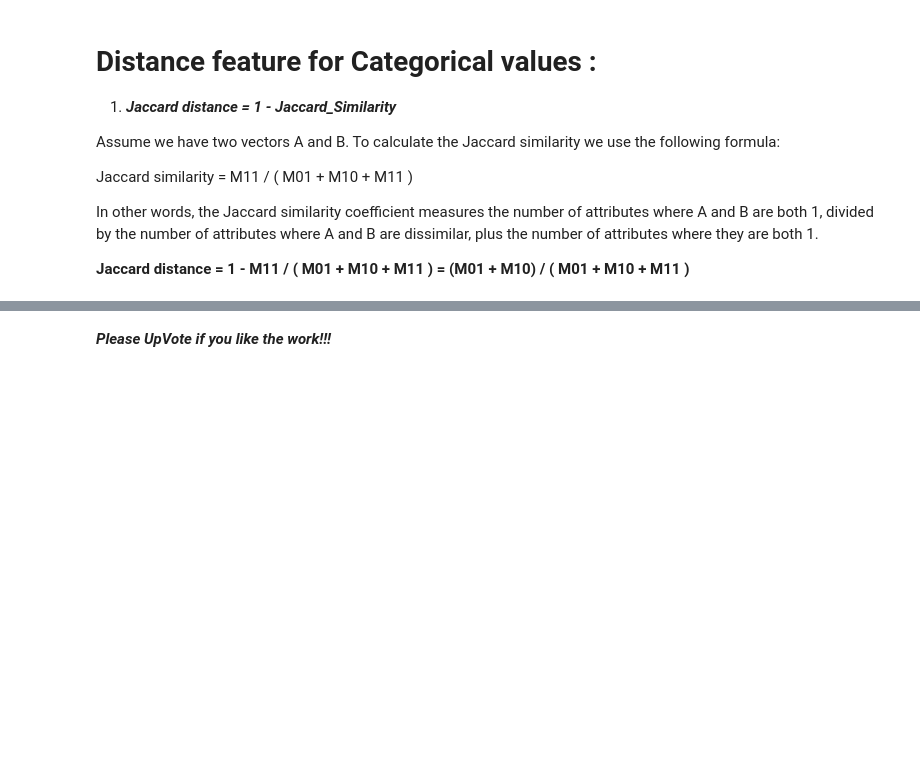
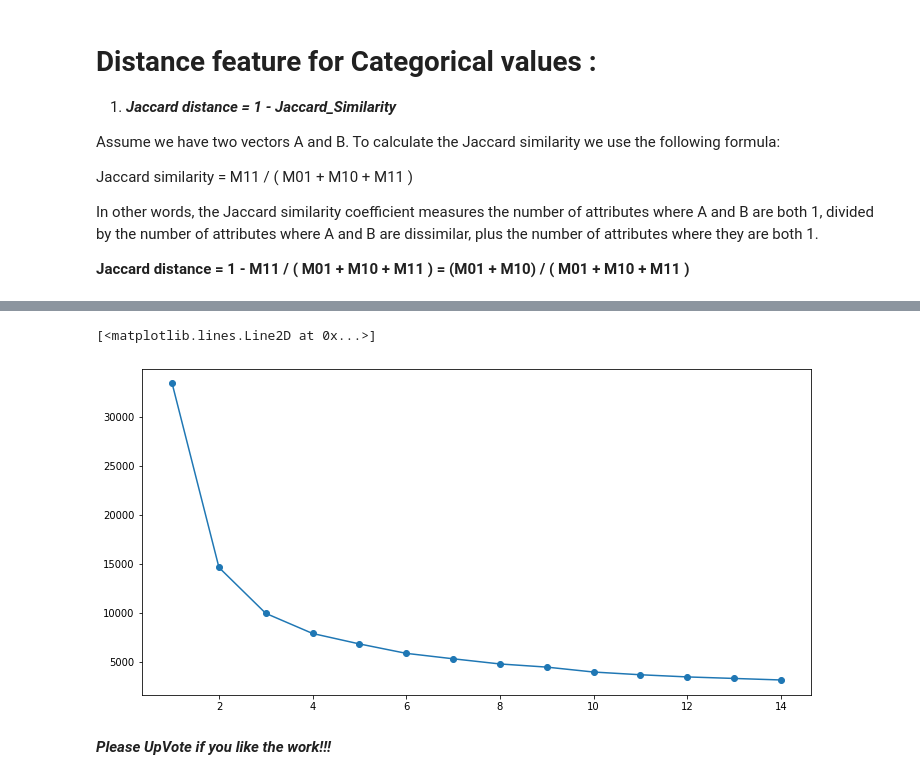
Before and after one commit to pratikasarkar/Unsupervised-Learning, a Jupyter notebook: Unsupervised_Learning_Guide.ipynb, the cells around one changed output, grey strips where cells are left out. Drawn from its saved outputs; the diff is of its cells as text; code cells hidden in the pictures; blank space fills up the shorter version.

```diff
--- a/Unsupervised_Learning_Guide.ipynb
+++ b/Unsupervised_Learning_Guide.ipynb
@@ -59,0 +457,4 @@ Inertia is calculated by taking the sum of squares of distance of each data poin
+# %%
+from scipy.stats import zscore
+df_scaled = df2.apply(zscore)
+df_scaled.head()
@@ -59,0 +476,7 @@ Inertia is calculated by taking the sum of squares of distance of each data poin
+# %%
+cluster_range = range(1,15)
+cluster_errors = []
+for num_clusters in cluster_range:
+  model = KMeans(num_clusters)
+  model.fit(df_scaled)
+  cluster_errors.append(model.inertia_)
@@ -59,0 +485,4 @@ Inertia is calculated by taking the sum of squares of distance of each data poin
+# %%
+clusters_df = pd.DataFrame({'clusters':cluster_range,
+                            'inertia': cluster_errors})
+clusters_df
@@ -60,2 +505,8 @@ Inertia is calculated by taking the sum of squares of distance of each data poin
+# %%
+plt.figure(figsize = (12,6))
+plt.plot(clusters_df['clusters'],clusters_df['inertia'],marker = 'o')
+# %% [output]
+[<matplotlib.lines.Line2D at 0x...>]
+[figure, added]
 # %% [markdown]
 ***Please UpVote if you like the work!!!***
```
Also changed, not shown: parts of 24 cells of this notebook.
